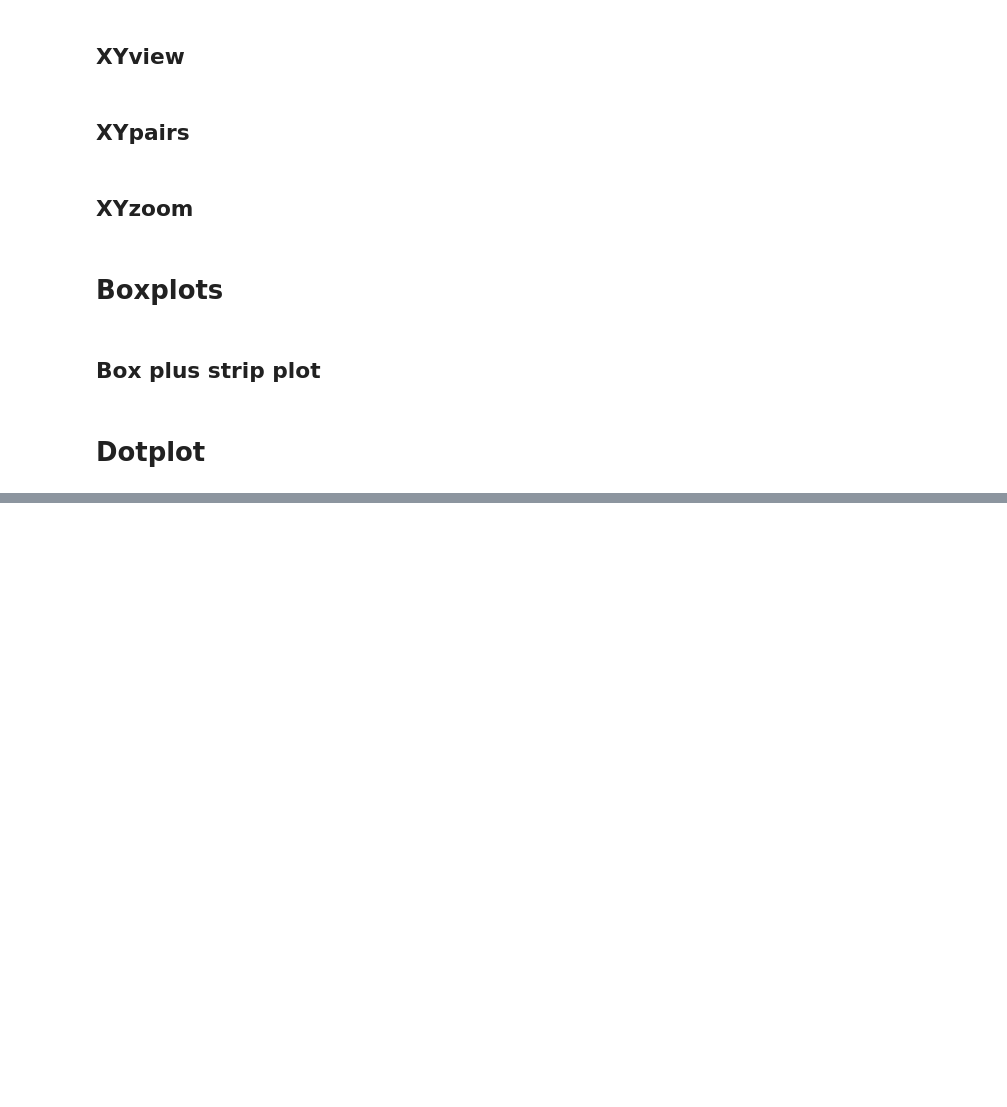
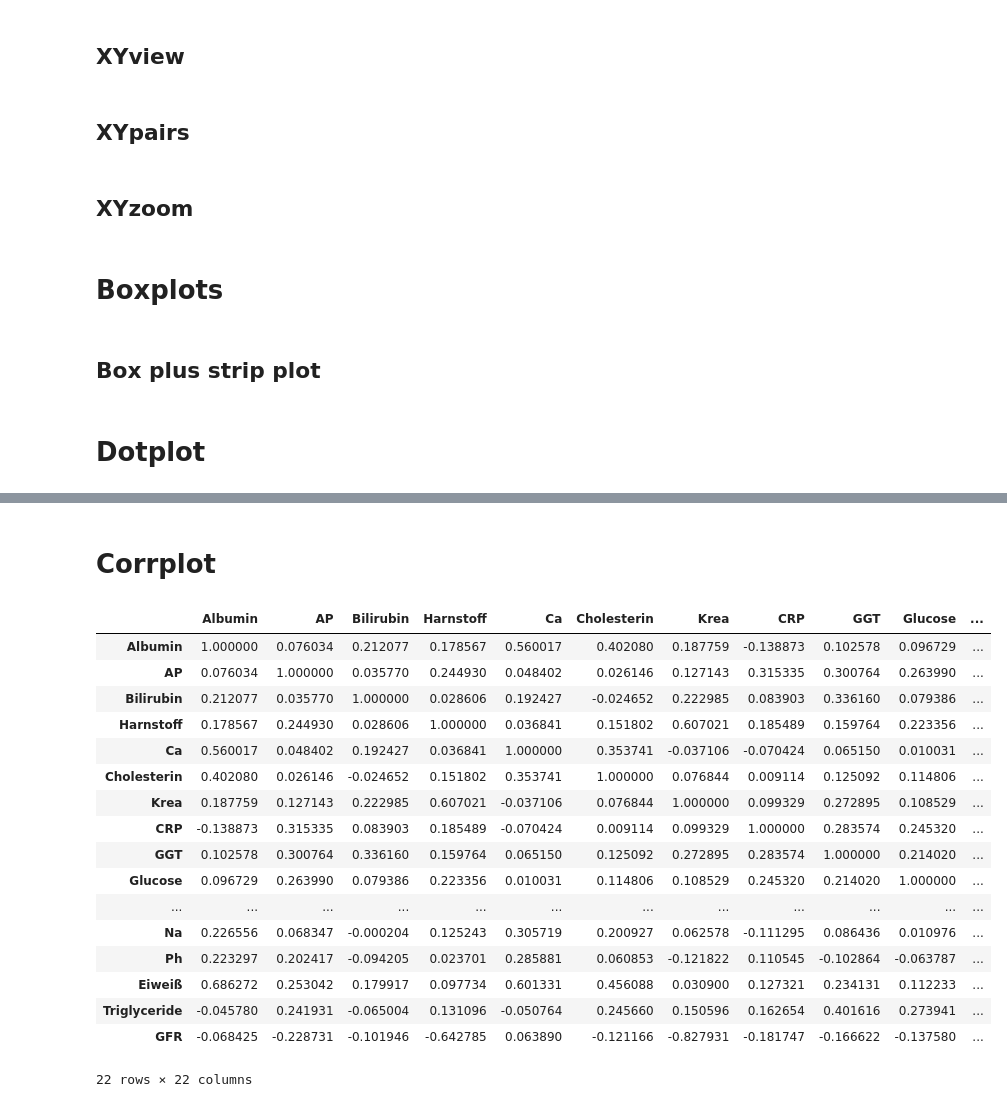
Before and after one commit to fossbert/Python_Packages, a Jupyter notebook: Dev_cbviz.ipynb, the cells around one changed output, grey strips where cells are left out. Drawn from its saved outputs; the diff is of its cells as text; code cells hidden in the pictures; blank space fills up the shorter version.

```diff
--- a/Dev_cbviz.ipynb
+++ b/Dev_cbviz.ipynb
@@ -318,0 +273,25 @@ fig.savefig('Figures/DotPlot-HALLMARKvsRPcluster.pdf')
+# %% [markdown]
+# Corrplot
+# %%
+df = pd.read_csv('./Corrplot_input.csv')
+# %%
+df.corr(method='spearman')
+# %% [output]
+|  | Albumin | AP | Bilirubin | Harnstoff | Ca | Cholesterin | Krea | CRP | GGT | Glucose | ... |
+| Albumin | 1.000000 | 0.076034 | 0.212077 | 0.178567 | 0.560017 | 0.402080 | 0.187759 | -0.138873 | 0.102578 | 0.096729 | ... |
+| AP | 0.076034 | 1.000000 | 0.035770 | 0.244930 | 0.048402 | 0.026146 | 0.127143 | 0.315335 | 0.300764 | 0.263990 | ... |
+| Bilirubin | 0.212077 | 0.035770 | 1.000000 | 0.028606 | 0.192427 | -0.024652 | 0.222985 | 0.083903 | 0.336160 | 0.079386 | ... |
+| Harnstoff | 0.178567 | 0.244930 | 0.028606 | 1.000000 | 0.036841 | 0.151802 | 0.607021 | 0.185489 | 0.159764 | 0.223356 | ... |
+| Ca | 0.560017 | 0.048402 | 0.192427 | 0.036841 | 1.000000 | 0.353741 | -0.037106 | -0.070424 | 0.065150 | 0.010031 | ... |
+| Cholesterin | 0.402080 | 0.026146 | -0.024652 | 0.151802 | 0.353741 | 1.000000 | 0.076844 | 0.009114 | 0.125092 | 0.114806 | ... |
+| Krea | 0.187759 | 0.127143 | 0.222985 | 0.607021 | -0.037106 | 0.076844 | 1.000000 | 0.099329 | 0.272895 | 0.108529 | ... |
+| CRP | -0.138873 | 0.315335 | 0.083903 | 0.185489 | -0.070424 | 0.009114 | 0.099329 | 1.000000 | 0.283574 | 0.245320 | ... |
+| GGT | 0.102578 | 0.300764 | 0.336160 | 0.159764 | 0.065150 | 0.125092 | 0.272895 | 0.283574 | 1.000000 | 0.214020 | ... |
+| Glucose | 0.096729 | 0.263990 | 0.079386 | 0.223356 | 0.010031 | 0.114806 | 0.108529 | 0.245320 | 0.214020 | 1.000000 | ... |
+| ... | ... | ... | ... | ... | ... | ... | ... | ... | ... | ... | ... |
+| Na | 0.226556 | 0.068347 | -0.000204 | 0.125243 | 0.305719 | 0.200927 | 0.062578 | -0.111295 | 0.086436 | 0.010976 | ... |
+| Ph | 0.223297 | 0.202417 | -0.094205 | 0.023701 | 0.285881 | 0.060853 | -0.121822 | 0.110545 | -0.102864 | -0.063787 | ... |
+| Eiweiß | 0.686272 | 0.253042 | 0.179917 | 0.097734 | 0.601331 | 0.456088 | 0.030900 | 0.127321 | 0.234131 | 0.112233 | ... |
+| Triglyceride | -0.045780 | 0.241931 | -0.065004 | 0.131096 | -0.050764 | 0.245660 | 0.150596 | 0.162654 | 0.401616 | 0.273941 | ... |
+| GFR | -0.068425 | -0.228731 | -0.101946 | -0.642785 | 0.063890 | -0.121166 | -0.827931 | -0.181747 | -0.166622 | -0.137580 | ... |
+22 rows × 22 columns
```
Also changed, not shown: parts of 30 cells of this notebook, 5 other files.
